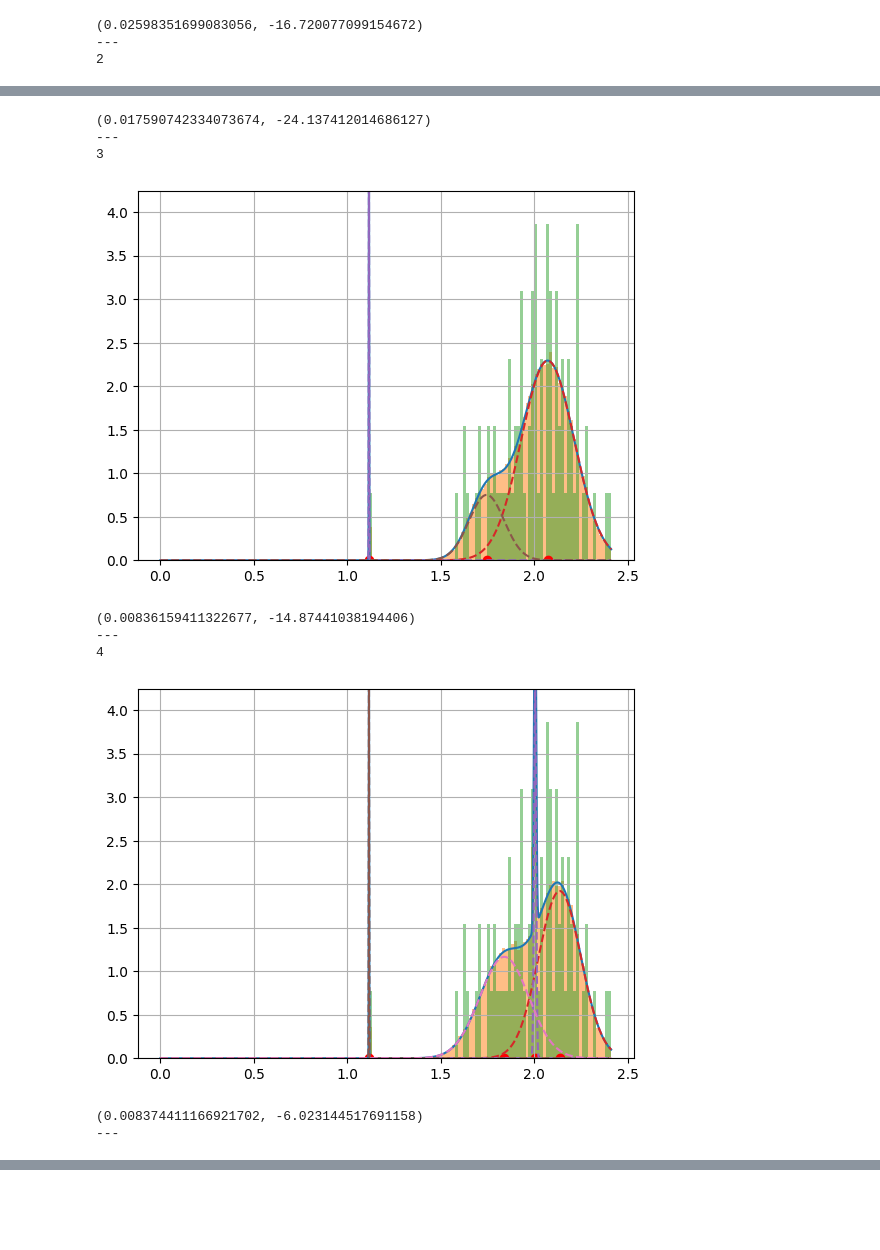
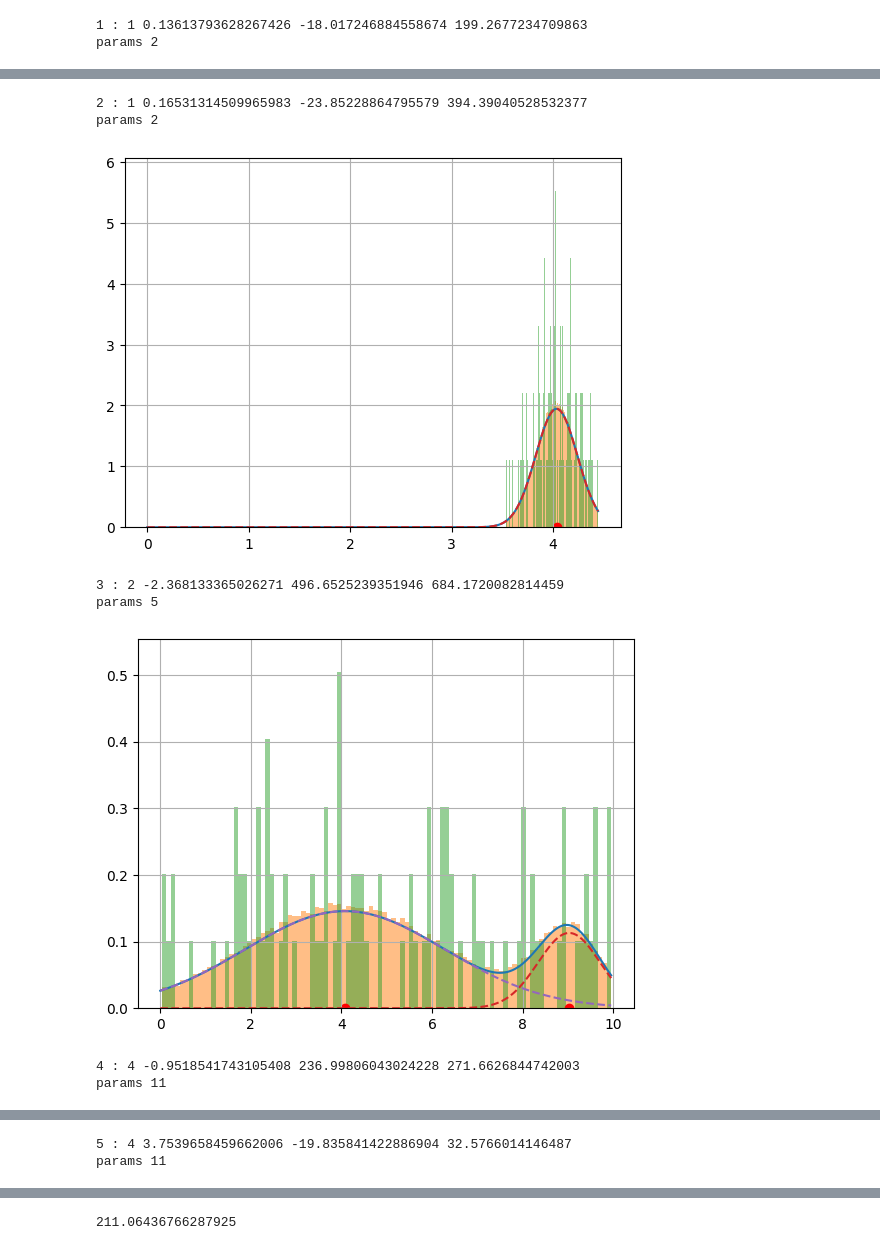
Before and after one commit to ltsstar/TaskExecutionTimeMining, a Jupyter notebook: src/notebooks/Motivating_Example.ipynb, the cells around one changed output, grey strips where cells are left out. Cells and saved outputs as stored; diff of their text form; code cells hidden in the pictures; blank space fills up the shorter version.

```diff
--- a/src/notebooks/Motivating_Example.ipynb
+++ b/src/notebooks/Motivating_Example.ipynb
@@ -27,4 +48,4 @@ data = pandas.DataFrame.from_dict({
 })
 # %%
-train, test = train_test_split(data, test_size=0.2)
+train, test = train_test_split(data, test_size=0.01)
 # %%
@@ -141,8 +144,5 @@ class GMM:
 # %%
-for i in range(1,5):
-    print(i)
-    gmm = GMM(train, i)
-    gmm.plot_gmm()
-    print(gmm.goodness())
-    print('---')
+best_gmm = BestGMM(train)
+print(best_gmm.n, best_gmm.bic, best_gmm.gmm.gmm._n_parameters())
+best_gmm.gmm.plot_gmm()
 # %% [output]
@@ -165,7 +150,0 @@ for i in range(1,5):
-# %%
-for i in range(1, 5):
-    print(i)
-    gmm_pre_noon = GMM(train[train['after_noon'] == 0], i)
-    gmm_pre_noon.plot_gmm()
-    print(gmm_pre_noon.goodness())
-    print('---')
@@ -189,8 +151,16 @@ for i in range(1, 5):
+# %%
+bests = [BestGMM(train[train['after_noon'] == i]) for i in range(0,6)]
 # %%
-for i in range(1, 5):
-    print(i)
-    gmm_pre_noon = GMM(train[train['after_noon'] == 1], i)
-    gmm_pre_noon.plot_gmm()
-    print(gmm_pre_noon.goodness())
-    print('---')
+overall_score = 0
+overall_params = 0
+for i, best in enumerate(bests):
+    overall_score += best.gmm.gmm.score(best.gmm.x)
+    overall_params += 1 + best.gmm.gmm._n_parameters()
+    print(i, ':', best.n, best.gmm.gmm.score(best.gmm.x), best.bic, best_gmm.gmm.gmm.bic(best.gmm.x))
+    print('params', best.gmm.gmm._n_parameters())
+    best.gmm.plot_gmm()
+
+overall_score /= len(bests)
+overall_bic = -2 * overall_score * train.shape[0] + (overall_params - 1) * np.log(train.shape[0])
+print(overall_bic)
 # %% [output]
@@ -199,3 +170,2 @@ for i in range(1, 5):
-(0.02598351699083056, -16.720077099154672)
----
-2
+1 : 1 0.13613793628267426 -18.017246884558674 199.2677234709863
+params 2
@@ -203,10 +173,8 @@ for i in range(1, 5):
-(0.017590742334073674, -24.137412014686127)
----
-3
+2 : 1 0.16531314509965983 -23.85228864795579 394.39040528532377
+params 2
-[figure, old version]
+[figure, new version]
-(0.00836159411322677, -14.87441038194406)
----
-4
+3 : 2 -2.368133365026271 496.6525239351946 684.1720082814459
+params 5
-[figure, old version]
+[figure, new version]
-(0.008374411166921702, -6.023144517691158)
----
+4 : 4 -0.9518541743105408 236.99806043024228 271.6626844742003
+params 11
@@ -212,0 +182,2 @@ for i in range(1, 5):
+5 : 4 3.7539658459662006 -19.835841422886904 32.5766014146487
+params 11
@@ -212,0 +185 @@ for i in range(1, 5):
+211.06436766287925
```
Also changed, not shown: parts of 12 cells of this notebook, 2 other files.
